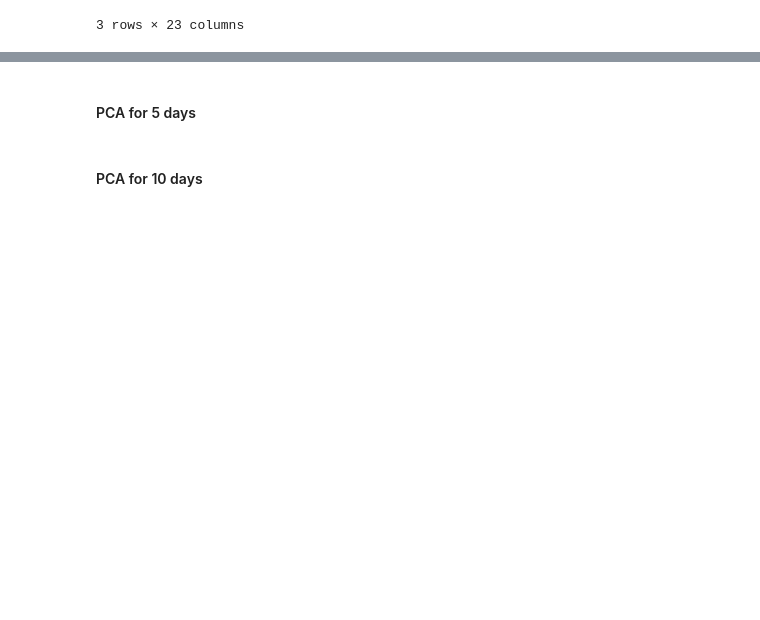
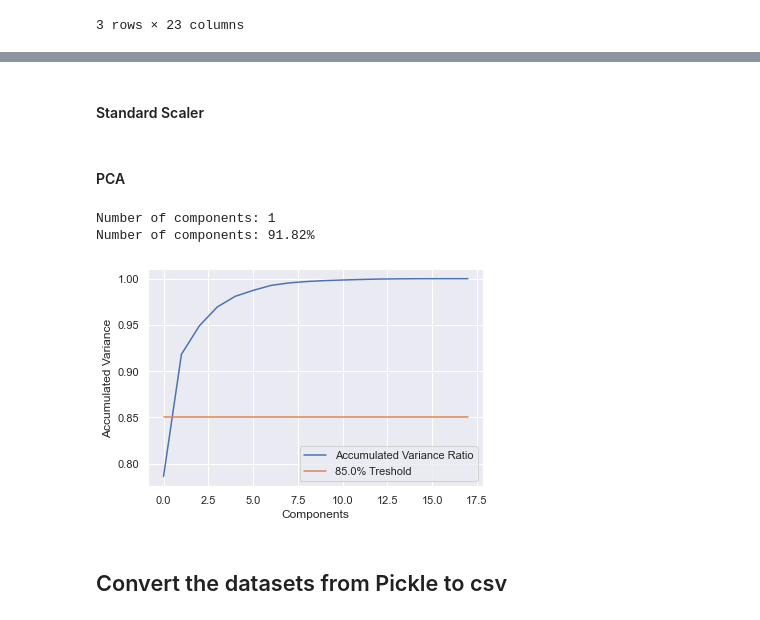
Before and after one commit to pratikgirigoswami/Player-Performance-Improvement-Prediction, a Jupyter notebook: Data Gathering/dataset.ipynb, the cells around one changed output, grey strips where cells are left out. Drawn from its saved outputs; the diff is of its cells as text; code cells hidden in the pictures; blank space fills up the shorter version.

```diff
--- a/Data Gathering/dataset.ipynb
+++ b/Data Gathering/dataset.ipynb
@@ -429,0 +640,8 @@ import pickle
+# %%
+columns_to_drop = ['Player ID', 'Player Name', 'Reference Date',
+    'Draftkings score', 'Draftkings next game score']
+
+y = mean_10_games_df['Draftkings next game score']
+# %%
+X_mean_10_games = mean_10_games_df.drop(columns_to_drop, axis=1)
+X_mean_10_games.head(3)
@@ -430,4 +655,18 @@ import pickle
+# %%
+X_mean_10_games_train, X_mean_10_games_test, y_mean_10_games_train, y_mean_10_games_test = train_test_split(X_mean_10_games, y, test_size=0.2, random_state=0)
+# %% [markdown]
+#### Standard Scaler
+# %%
+scaler = StandardScaler()
+X_mean_10_games_train = scaler.fit_transform(X_mean_10_games_train)
+X_mean_10_games_test = scaler.transform(X_mean_10_games_test)
 # %% [markdown]
-#### PCA for 5 days
+#### PCA
-# %% [markdown]
-#### PCA for 10 days
+# %%
+X_mean_10_games_train_pca, X_mean_10_games_test_pca = get_PCA(X_mean_10_games_train, X_mean_10_games_test, 0.85)
+# %% [output]
+Number of components: 1
+Number of components: 91.82%
+[figure, added]
+# %% [markdown]
+## Convert the datasets from Pickle to csv
```
Also changed, not shown: parts of 44 cells of this notebook.
